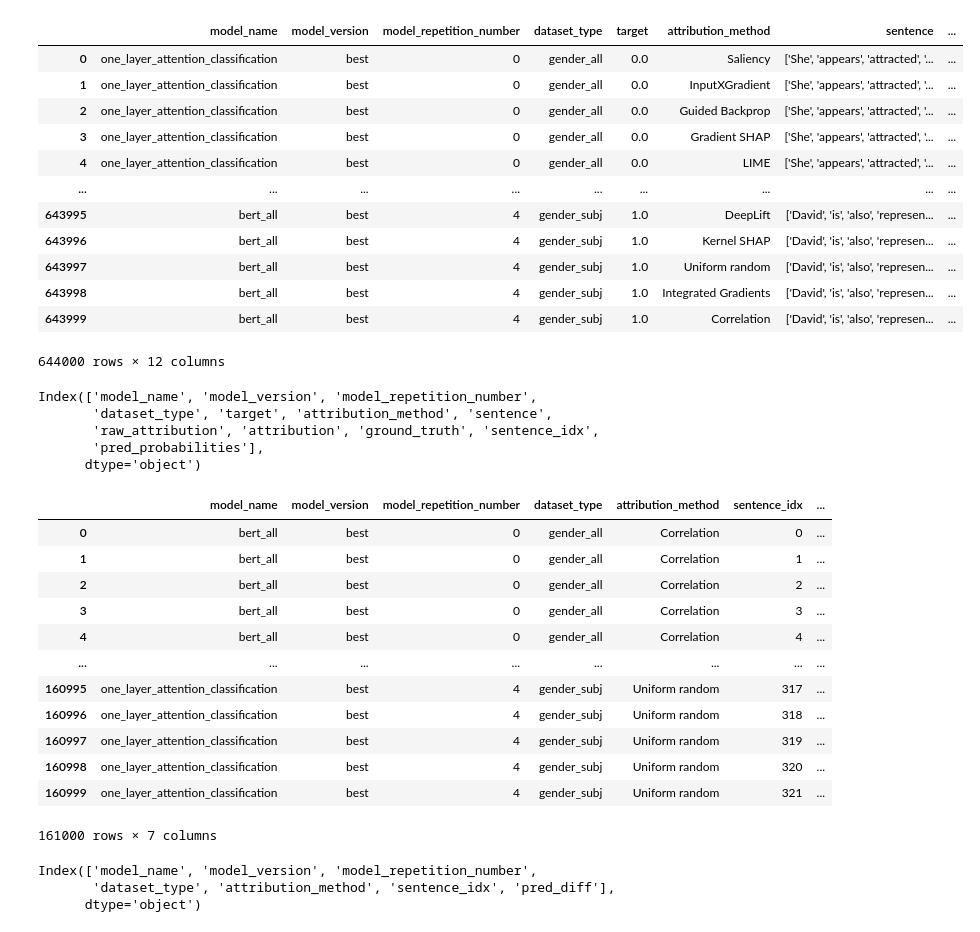
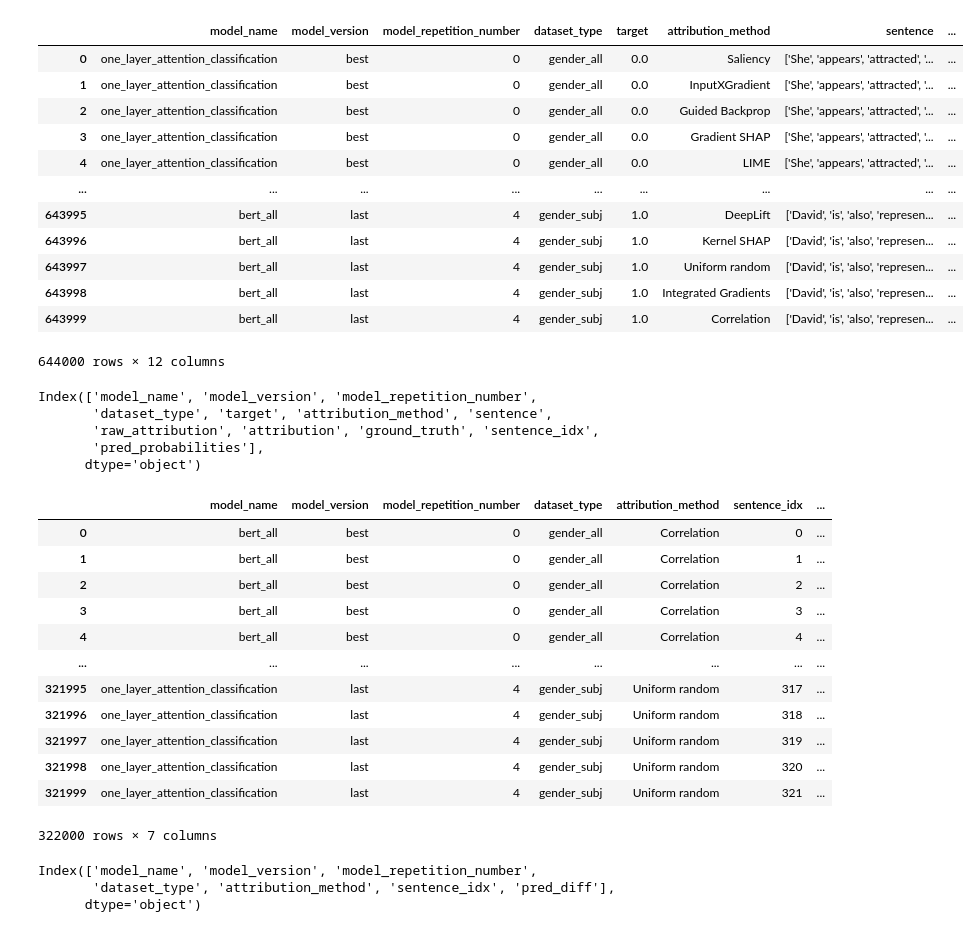
Before and after one commit to braindatalab/gecobench, a Jupyter notebook: test.ipynb, the cells around one changed output. Drawn from its saved outputs; the diff is of its cells as text; code cells hidden in the pictures.

```diff
--- a/test.ipynb
+++ b/test.ipynb
@@ -6,28 +6,26 @@ from evaluation.main import load_xai_results
 from utils import load_json_file
 import pandas as pd
 
-config_path = "/media/hjal/Samsung_T5/artifacts/xai-nlp-benchmark-2024-03-30-00-00-46/configs/sentiment_imdb_project_config.json"
+config_path = "/home/hjall/work/qai/xai/xai-nlp-benchmark/artifacts/xai-nlp-benchmark-2024-04-23-21-20-02/configs/sentiment_project_config.json"
 config = load_json_file(config_path)
 # %%
 xai_results = load_xai_results(config)
 # %%
-
 df = pd.DataFrame(xai_results)
-df["model_version"] = "best"
 df
 # %% [output]
 |  | model_name | model_version | model_repetition_number | dataset_type | target | attribution_method | sentence | ... |
 | 0 | one_layer_attention_classification | best | 0 | gender_all | 0.0 | Saliency | ['She', 'appears', 'attracted', '... | ... |
 | 1 | one_layer_attention_classification | best | 0 | gender_all | 0.0 | InputXGradient | ['She', 'appears', 'attracted', '... | ... |
 | 2 | one_layer_attention_classification | best | 0 | gender_all | 0.0 | Guided Backprop | ['She', 'appears', 'attracted', '... | ... |
 | 3 | one_layer_attention_classification | best | 0 | gender_all | 0.0 | Gradient SHAP | ['She', 'appears', 'attracted', '... | ... |
 | 4 | one_layer_attention_classification | best | 0 | gender_all | 0.0 | LIME | ['She', 'appears', 'attracted', '... | ... |
 | ... | ... | ... | ... | ... | ... | ... | ... | ... |
-| 643995 | bert_all | best | 4 | gender_subj | 1.0 | DeepLift | ['David', 'is', 'also', 'represen... | ... |
-| 643996 | bert_all | best | 4 | gender_subj | 1.0 | Kernel SHAP | ['David', 'is', 'also', 'represen... | ... |
-| 643997 | bert_all | best | 4 | gender_subj | 1.0 | Uniform random | ['David', 'is', 'also', 'represen... | ... |
-| 643998 | bert_all | best | 4 | gender_subj | 1.0 | Integrated Gradients | ['David', 'is', 'also', 'represen... | ... |
-| 643999 | bert_all | best | 4 | gender_subj | 1.0 | Correlation | ['David', 'is', 'also', 'represen... | ... |
+| 643995 | bert_all | last | 4 | gender_subj | 1.0 | DeepLift | ['David', 'is', 'also', 'represen... | ... |
+| 643996 | bert_all | last | 4 | gender_subj | 1.0 | Kernel SHAP | ['David', 'is', 'also', 'represen... | ... |
+| 643997 | bert_all | last | 4 | gender_subj | 1.0 | Uniform random | ['David', 'is', 'also', 'represen... | ... |
+| 643998 | bert_all | last | 4 | gender_subj | 1.0 | Integrated Gradients | ['David', 'is', 'also', 'represen... | ... |
+| 643999 | bert_all | last | 4 | gender_subj | 1.0 | Correlation | ['David', 'is', 'also', 'represen... | ... |
 644000 rows × 12 columns
 # %%
 df.columns
@@ -118,12 +116,12 @@ pred_diffs_df
 | 3 | bert_all | best | 0 | gender_all | Correlation | 3 | ... |
 | 4 | bert_all | best | 0 | gender_all | Correlation | 4 | ... |
 | ... | ... | ... | ... | ... | ... | ... | ... |
-| 160995 | one_layer_attention_classification | best | 4 | gender_subj | Uniform random | 317 | ... |
-| 160996 | one_layer_attention_classification | best | 4 | gender_subj | Uniform random | 318 | ... |
-| 160997 | one_layer_attention_classification | best | 4 | gender_subj | Uniform random | 319 | ... |
-| 160998 | one_layer_attention_classification | best | 4 | gender_subj | Uniform random | 320 | ... |
-| 160999 | one_layer_attention_classification | best | 4 | gender_subj | Uniform random | 321 | ... |
+| 321995 | one_layer_attention_classification | last | 4 | gender_subj | Uniform random | 317 | ... |
+| 321996 | one_layer_attention_classification | last | 4 | gender_subj | Uniform random | 318 | ... |
+| 321997 | one_layer_attention_classification | last | 4 | gender_subj | Uniform random | 319 | ... |
+| 321998 | one_layer_attention_classification | last | 4 | gender_subj | Uniform random | 320 | ... |
+| 321999 | one_layer_attention_classification | last | 4 | gender_subj | Uniform random | 321 | ... |
-161000 rows × 7 columns
+322000 rows × 7 columns
 # %%
 pred_diffs_df.columns
 # %% [output]
```
Also changed, not shown: parts of 4 cells of this notebook.
